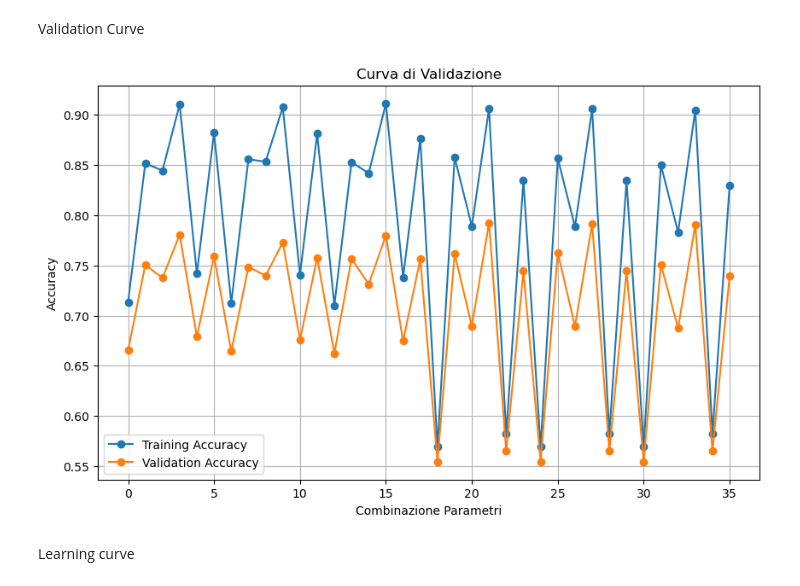
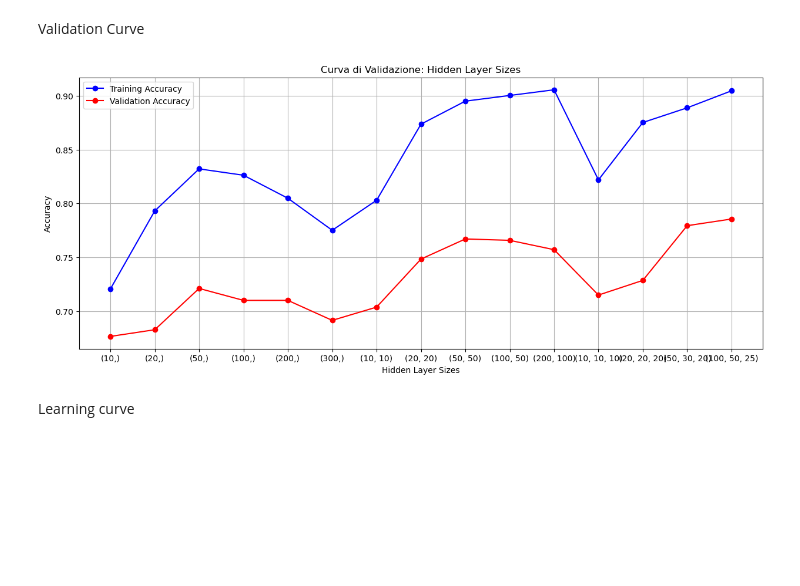
Before and after one commit to danlerr/Fondamenti-del-machine-learning, a Jupyter notebook: step4Perceptron.ipynb, the cells around one changed output. Saved outputs shown, nothing was run; the diff lists cells and outputs as text; code cells hidden in the pictures; blank space fills up the shorter version.

Commit message:
modificata la curva di validazione in percp

```diff
--- a/step4Perceptron.ipynb
+++ b/step4Perceptron.ipynb
@@ -334,25 +334,37 @@ plt.show()
 [figure]
 # %% [markdown]
 Validation Curve
-# %%
-
-# Curva di validazione (Accuracy su validation e training set)
-results = grid_search.cv_results_
-mean_train_score = results['mean_train_score']
-mean_test_score = results['mean_test_score']
-param_combinations = range(len(mean_train_score))
-
-plt.figure(figsize=(10, 6))
-plt.plot(param_combinations, mean_train_score, label='Training Accuracy', marker='o')
-plt.plot(param_combinations, mean_test_score, label='Validation Accuracy', marker='o')
-plt.xlabel('Combinazione Parametri')
-plt.ylabel('Accuracy')
-plt.title('Curva di Validazione')
-plt.legend()
-plt.grid(True)
-plt.show()
-# %% [output]
-[figure, removed]
+# %%
+
+# Parametri per la curva di validazione
+param_name = 'hidden_layer_sizes'
+param_range = param_range = [
+    (10,), (20,), (50,), (100,), (200,), (300,),      # Strati singoli
+    (10, 10), (20, 20), (50, 50), (100, 50), (200, 100),  # Due strati
+    (10, 10, 10), (20, 20, 20), (50, 30, 20), (100, 50, 25)  # Tre strati
+]  # Valori da testare
+
+# Calcolo della curva di validazione
+train_scores, val_scores = validation_curve(
+    best_mlp, X_train, y_train, param_name=param_name, param_range=param_range, cv=5, scoring='accuracy', n_jobs=-1
+)
+
+# Calcolo delle medie
+train_mean = np.mean(train_scores, axis=1)
+val_mean = np.mean(val_scores, axis=1)
+
+# Plot della curva di validazione
+plt.figure(figsize=(15, 6))
+plt.plot([str(p) for p in param_range], train_mean, label='Training Accuracy', color='blue', marker='o')
+plt.plot([str(p) for p in param_range], val_mean, label='Validation Accuracy', color='red', marker='o')
+plt.xlabel('Hidden Layer Sizes')
+plt.ylabel('Accuracy')
+plt.title('Curva di Validazione: Hidden Layer Sizes')
+plt.legend()
+plt.grid()
+plt.show()
+# %% [output]
+[figure, added]
 # %% [markdown]
 Learning curve
 # %%
```
Also changed, not shown: parts of 2 cells of this notebook.
